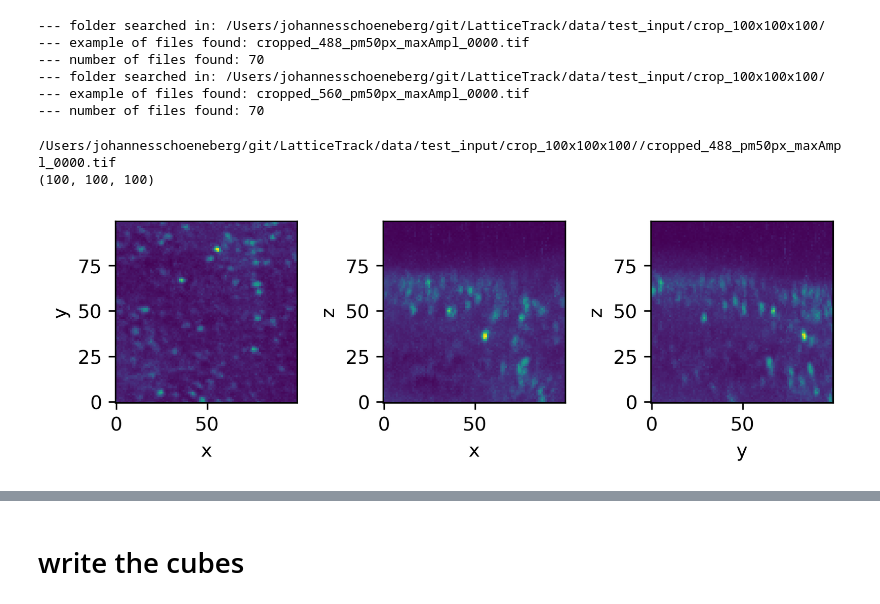
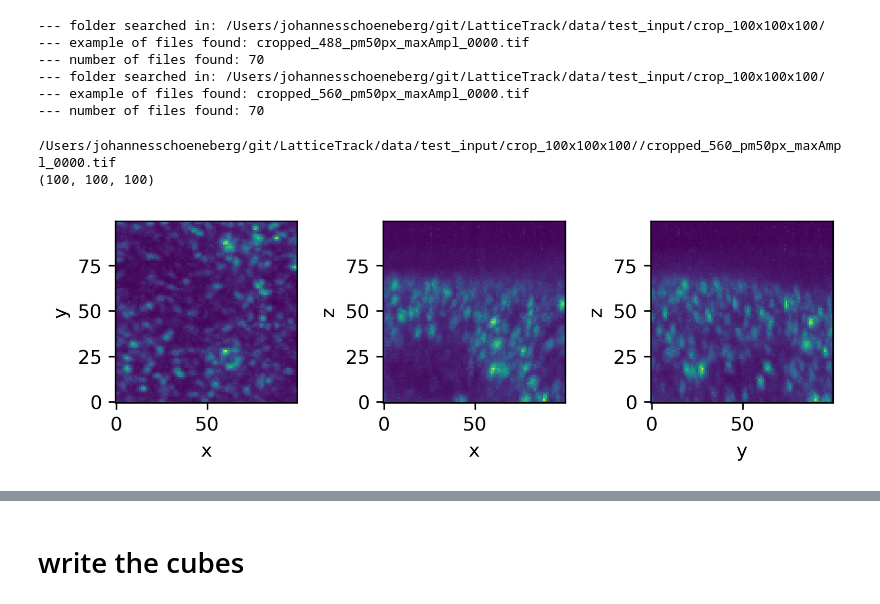
Before and after one commit to pylattice/pyLattice, a Jupyter notebook: src/python/tiffProcessing_drawBoxAroundEveryDetectionInFrame.ipynb, the cells around one changed output, grey strips where cells are left out. Saved outputs shown, nothing was run; the diff lists cells and outputs as text; code cells hidden in the pictures.

```diff
--- a/src/python/tiffProcessing_drawBoxAroundEveryDetectionInFrame.ipynb
+++ b/src/python/tiffProcessing_drawBoxAroundEveryDetectionInFrame.ipynb
@@ -171,16 +178,16 @@ movieLength = int(getInputParameter(inputParameters,"movieLength"))
 frameId = 0
 # %%
 # read the image from where the detections come from
+frameId = 0
 
-
-path = inputDataFolder+'/'+ch0_filesOfInterest[frameId]
+path = inputDataFolder+'/'+master_filesOfInterest[frameId]
 print(path)
 latticeMovieFrame = skimage.external.tifffile.imread(path)
 latticeMovieFrame_shape = latticeMovieFrame.shape
 print(latticeMovieFrame_shape)
 
-maxIntensityProjection(latticeMovieFrame)
+tiffproc.maxIntensityProjection(latticeMovieFrame)
 # %% [output]
-/Users/johannesschoeneberg/git/LatticeTrack/data/test_input/crop_100x100x100//cropped_488_pm50px_maxAmpl_0000.tif
+/Users/johannesschoeneberg/git/LatticeTrack/data/test_input/crop_100x100x100//cropped_560_pm50px_maxAmpl_0000.tif
 (100, 100, 100)
-[figure, old version]
+[figure, new version]
```
Also changed, not shown: parts of 6 cells of this notebook, 8 other files.
